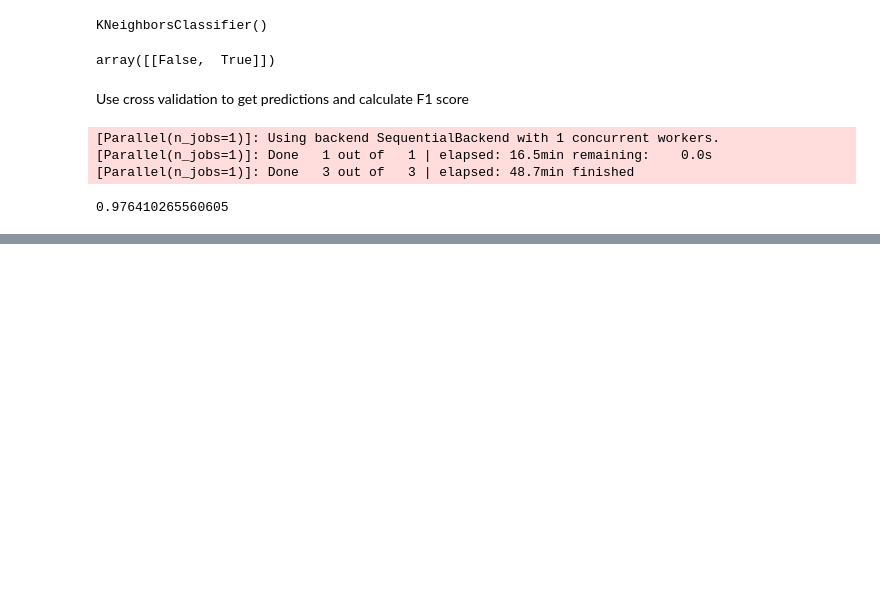
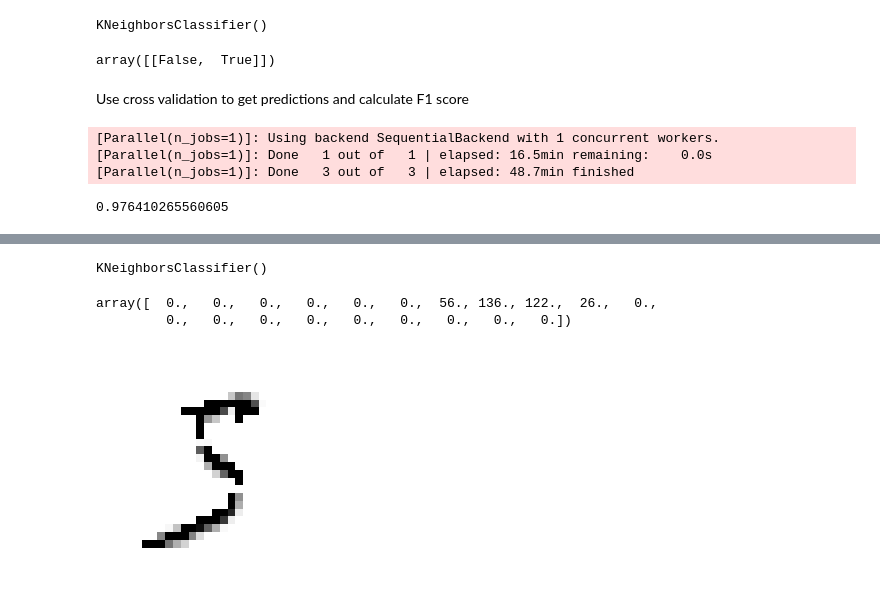
Before and after one commit to abhattacherjee/classification_mnist_digits, a Jupyter notebook: classification_mnist_digits.ipynb, the cells around one changed output, grey strips where cells are left out. Drawn from its saved outputs; the diff is of its cells as text; code cells hidden in the pictures; blank space fills up the shorter version.

```diff
--- a/classification_mnist_digits.ipynb
+++ b/classification_mnist_digits.ipynb
@@ -515,0 +537,14 @@ f1_score(y_multilabel, y_train_knn_pred, average='macro')
+# %%
+knn_clf.fit(X_train_mod, y_train_mod)
+# %% [output]
+KNeighborsClassifier()
+# %%
+clean_digit = knn_clf.predict([X_train_mod[0]])
+clean_digit[0, 150:170]
+# %% [output]
+array([  0.,   0.,   0.,   0.,   0.,   0.,  56., 136., 122.,  26.,   0.,
+         0.,   0.,   0.,   0.,   0.,   0.,   0.,   0.,   0.])
+# %%
+plot_digit(clean_digit)
+# %% [output]
+[figure, added]
```
Also changed, not shown: parts of 4 cells of this notebook.
